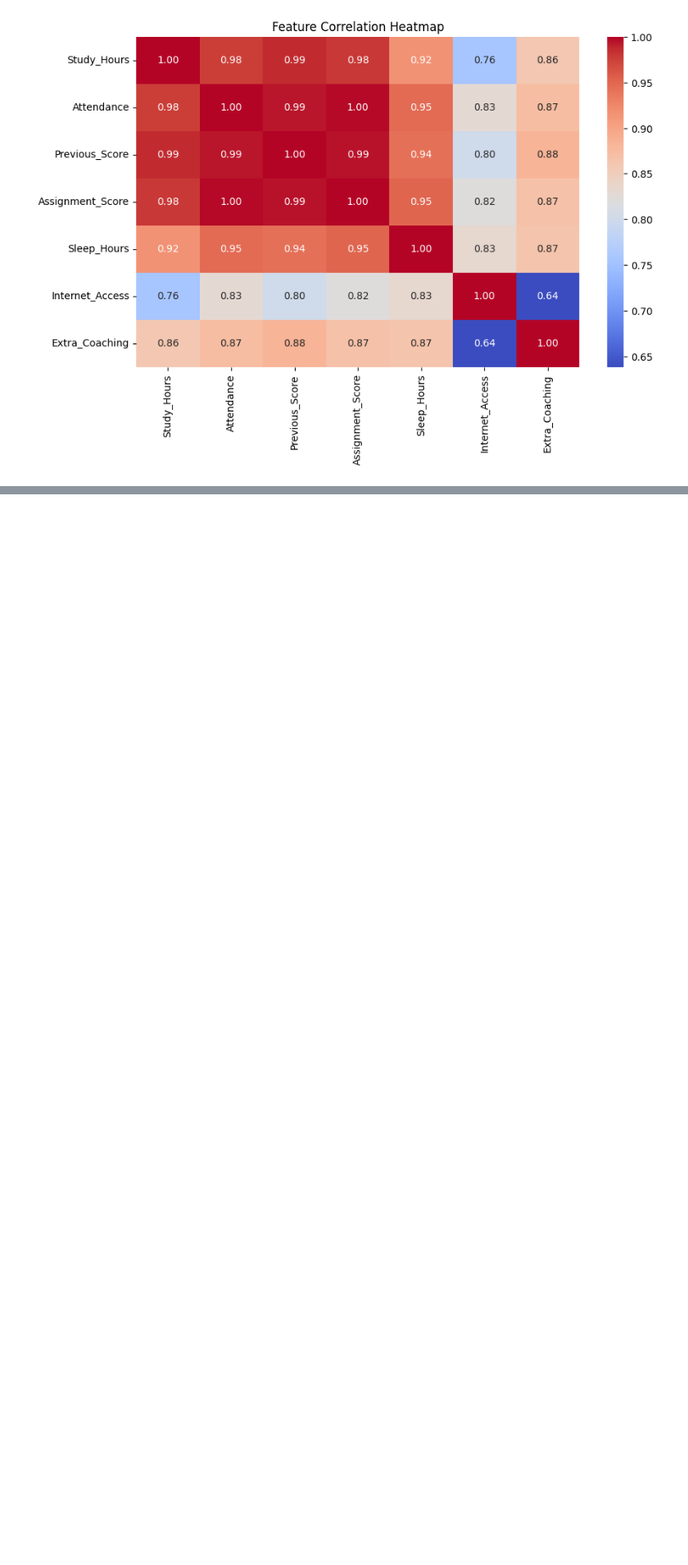
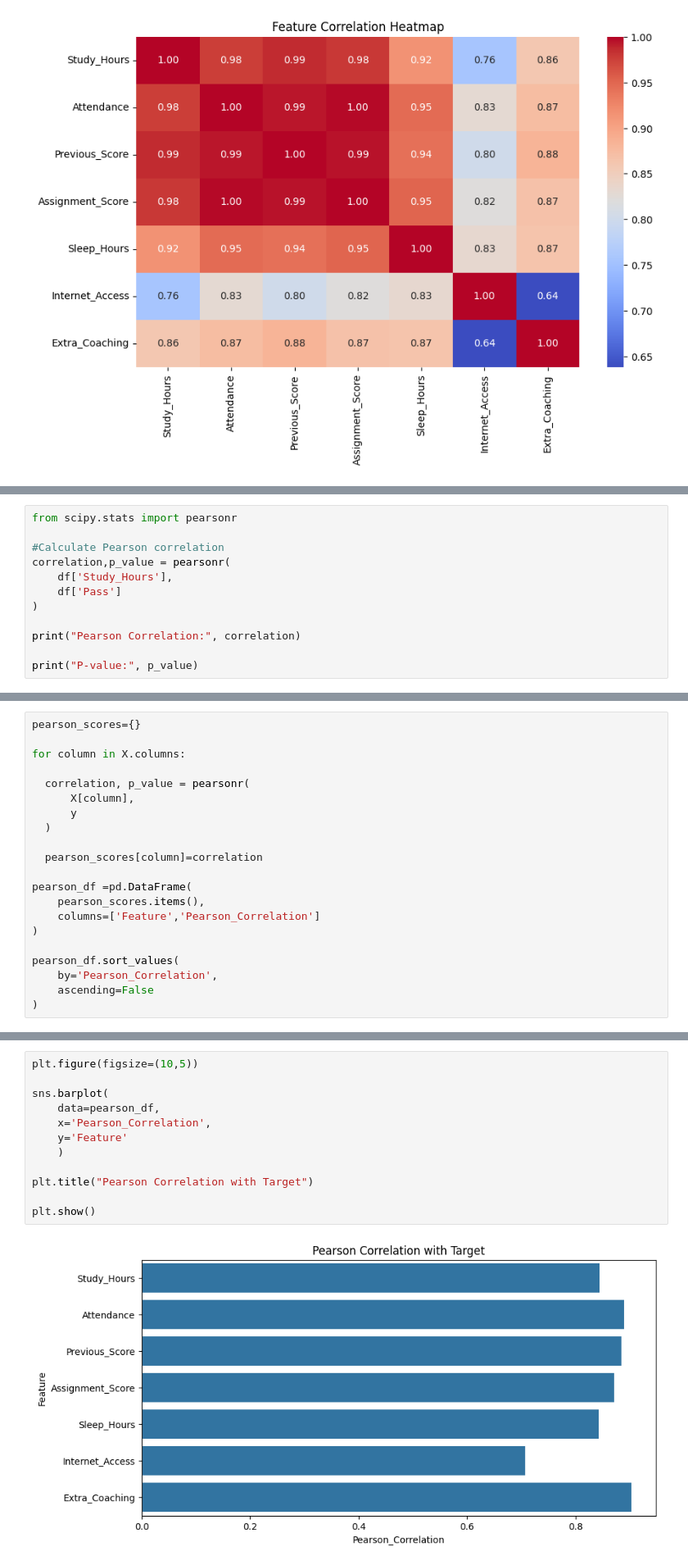
Before and after one commit to skarchana-ai/Machine-Learning, a Jupyter notebook: Feature_Selection.ipynb, the cells around one changed output, grey strips where cells are left out. Shown at 82% size. Cells and saved outputs as stored; diff of their text form; blank space fills up the shorter version.

```diff
--- a/Feature_Selection.ipynb
+++ b/Feature_Selection.ipynb
@@ -253,0 +313,12 @@ plt.show()
+# %%
+from scipy.stats import pearsonr
+
+#Calculate Pearson correlation
+correlation,p_value = pearsonr(
+    df['Study_Hours'],
+    df['Pass']
+)
+
+print("Pearson Correlation:", correlation)
+
+print("P-value:", p_value)
@@ -253,0 +330,21 @@ plt.show()
+# %%
+pearson_scores={}
+
+for column in X.columns:
+
+  correlation, p_value = pearsonr(
+      X[column],
+      y
+  )
+
+  pearson_scores[column]=correlation
+
+pearson_df =pd.DataFrame(
+    pearson_scores.items(),
+    columns=['Feature','Pearson_Correlation']
+)
+
+pearson_df.sort_values(
+    by='Pearson_Correlation',
+    ascending=False
+)
@@ -253,0 +360,14 @@ plt.show()
+# %%
+plt.figure(figsize=(10,5))
+
+sns.barplot(
+    data=pearson_df,
+    x='Pearson_Correlation',
+    y='Feature'
+    )
+
+plt.title("Pearson Correlation with Target")
+
+plt.show()
+# %% [output]
+[figure, added]
```
Also changed, not shown: parts of 14 cells of this notebook.
